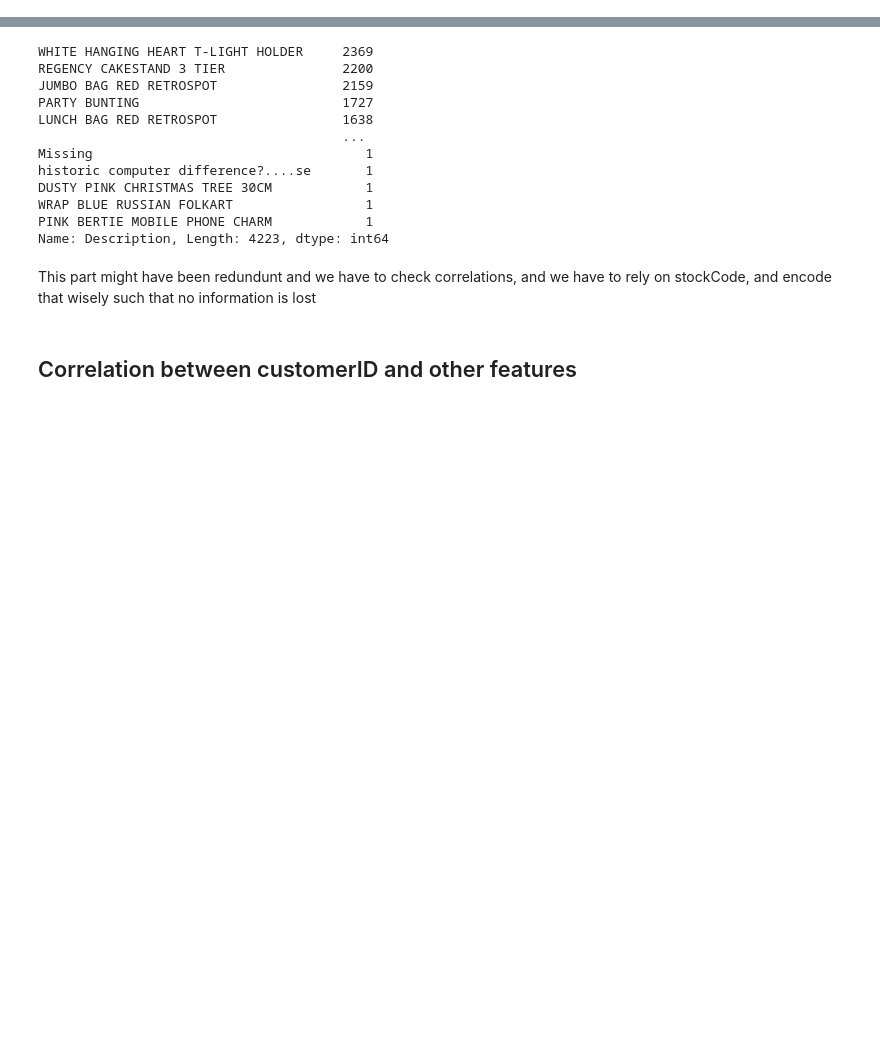
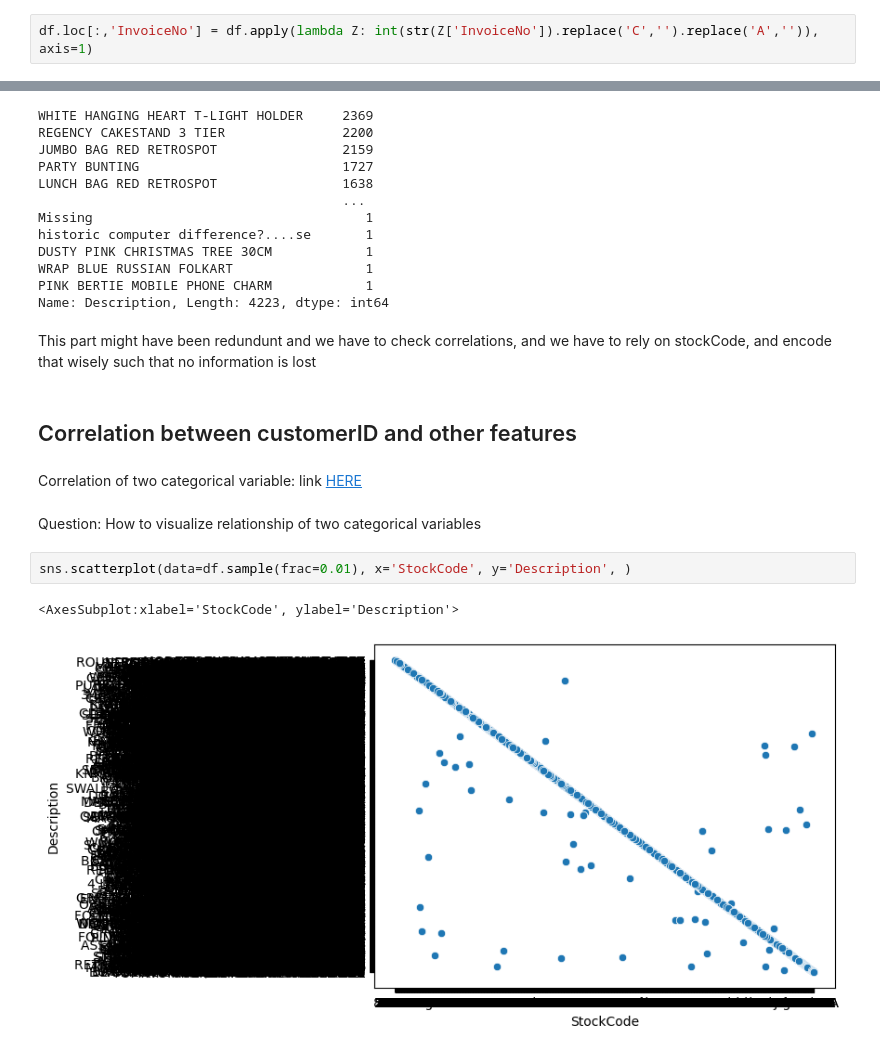
Before and after one commit to soumenhalder/ML, a Jupyter notebook: clustering/retail.ipynb, the cells around one changed output, grey strips where cells are left out. Cells and saved outputs as stored; diff of their text form; blank space fills up the shorter version.

```diff
--- a/clustering/retail.ipynb
+++ b/clustering/retail.ipynb
@@ -168,0 +152,2 @@ df.loc[140:142,:]
+# %%
+df.loc[:,'InvoiceNo'] = df.apply(lambda Z: int(str(Z['InvoiceNo']).replace('C','').replace('A','')), axis=1)
@@ -189,3 +186,12 @@ Name: Description, Length: 4223, dtype: int64
 This part might have been redundunt and we have to check correlations, and we have to rely on stockCode, and encode that wisely such that no information is lost
 # %% [markdown]
 ## Correlation between customerID and other features
+# %% [markdown]
+Correlation of two categorical variable: link [HERE](https://towardsdatascience.com/the-search-for-categorical-correlation-a1cf7f1888c9)
+# %% [markdown]
+Question: How to visualize relationship of two categorical variables
+# %%
+sns.scatterplot(data=df.sample(frac=0.01), x='StockCode', y='Description', )
+# %% [output]
+<AxesSubplot:xlabel='StockCode', ylabel='Description'>
+[figure, added]
```
Also changed, not shown: parts of 17 cells of this notebook.
